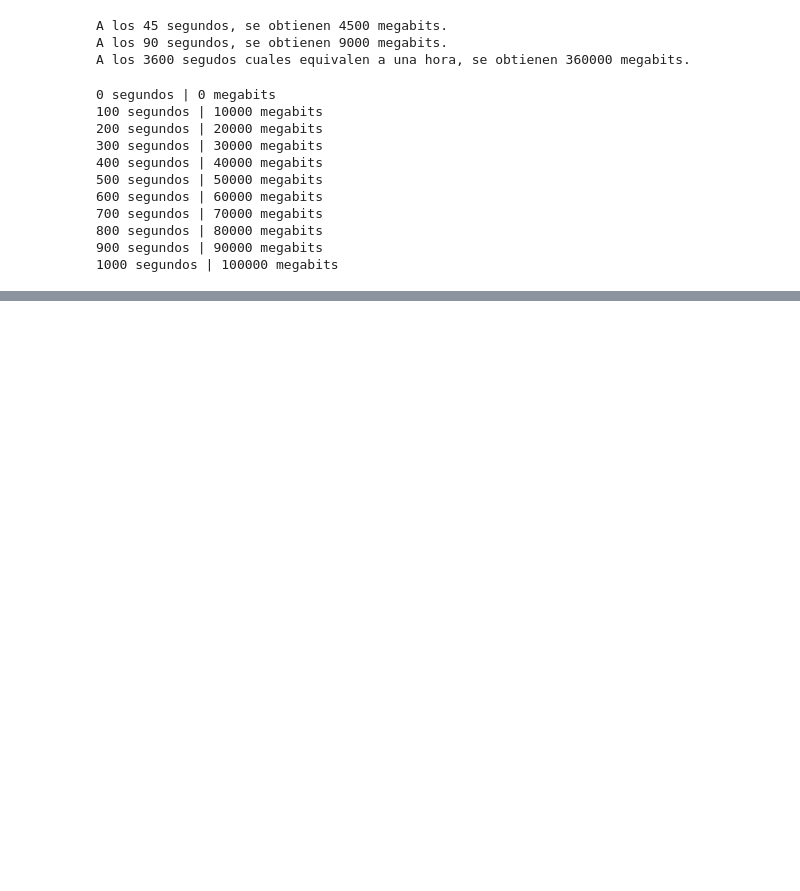
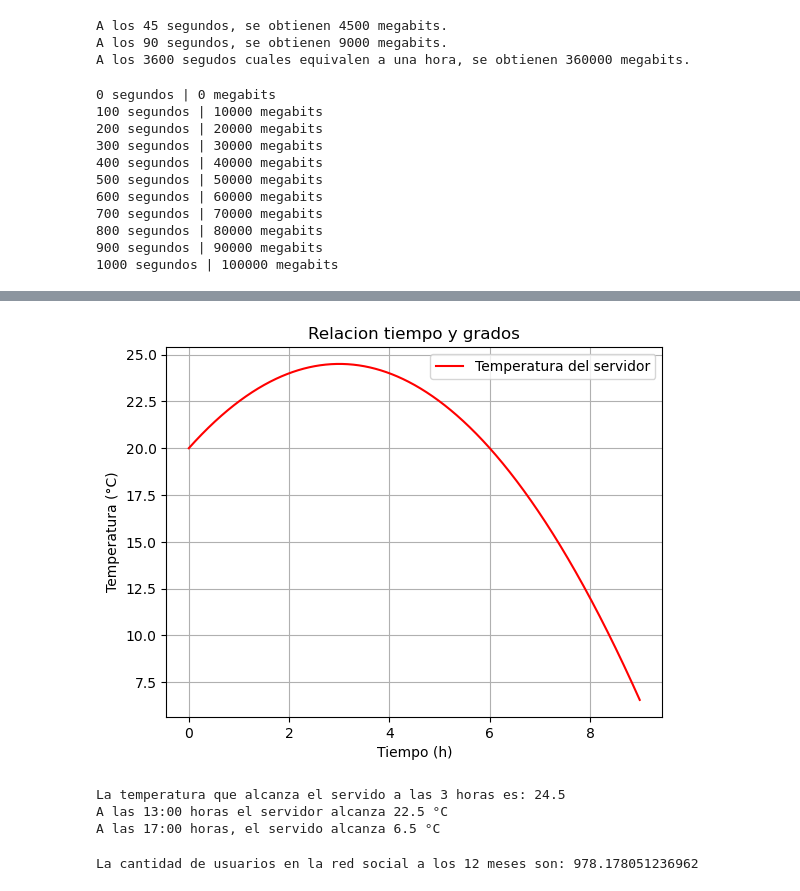
Before and after one commit to kak001/Jupyter, a Jupyter notebook: Funciones + Ejercicio Guia 1.ipynb, the cells around one changed output, grey strips where cells are left out. Drawn from its saved outputs; the diff is of its cells as text; code cells hidden in the pictures; blank space fills up the shorter version.

```diff
--- a/Funciones + Ejercicio Guia 1.ipynb
+++ b/Funciones + Ejercicio Guia 1.ipynb
@@ -58,0 +154,60 @@ tabla_datos()
+# %%
+#Ejercicio 6
+
+import matplotlib.pyplot as plt
+import numpy as np
+
+def T(t):
+    return -0.5*t**2 + 3*t + 20
+
+# 1.
+#Variable dependiente: La temperatura del servidor en °C -> T(t)
+#Variable independiente: El tiempo que transcurre en horas -> t
+
+# 2.
+#El dominio de la funcion T(t) va es [0, 9]
+
+# 3.
+t = np.arange(0, 9, 0.01)
+plt.plot(t, T(t), color = 'red', label = "Temperatura del servidor")
+plt.title('Relacion tiempo y grados')
+plt.ylabel('Temperatura (°C)')
+plt.xlabel('Tiempo (h)')
+plt.legend()
+plt.grid(True)
+plt.show()
+
+# 4.
+#A las 3 horas alcanza su maxima temperatura
+print(f"La temperatura que alcanza el servido a las 3 horas es: {T(3):.1f}")
+
+# 5.
+print(f"A las 13:00 horas el servidor alcanza {T(5):.1f} °C")
+print(f"A las 17:00 horas, el servido alcanza {T(9):.1f} °C")
+# %% [output]
+[figure, added]
+La temperatura que alcanza el servido a las 3 horas es: 24.5
+A las 13:00 horas el servidor alcanza 22.5 °C
+A las 17:00 horas, el servido alcanza 6.5 °C
+# %%
+import matplotlib.pyplot as plt
+import numpy as np
+
+def f(x):
+    return 1000 / (1 + 9*np.exp(-0.5*x))
+
+# 1.
+# Varibable dependiente: La cantidad de usuarios f(x)
+# Variable independiente: El tiempo transcurrido en meses x
+
+# 2.
+# Determine la cantidad de usuarios transcurridos 12 meses.
+users : int = 12
+totalUsers = f(users)
+
+print(f"La cantidad de usuarios en la red social a los 12 meses son: {totalUsers}")
+print()
+
+# 3.
+# %% [output]
+La cantidad de usuarios en la red social a los 12 meses son: 978.178051236962
```
Also changed, not shown: parts of 2 cells of this notebook.
